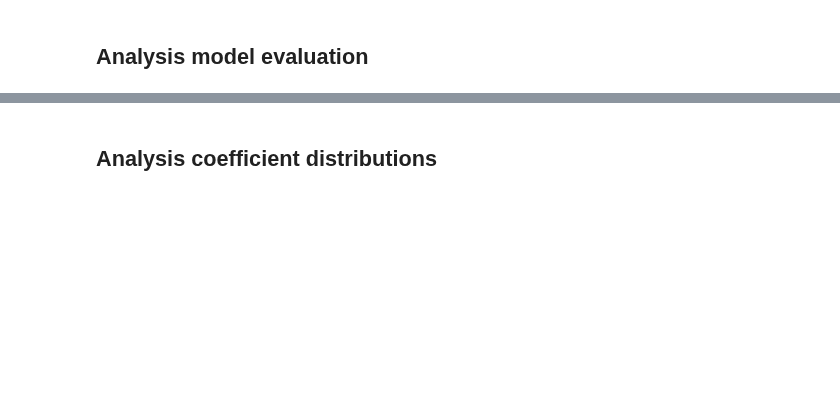
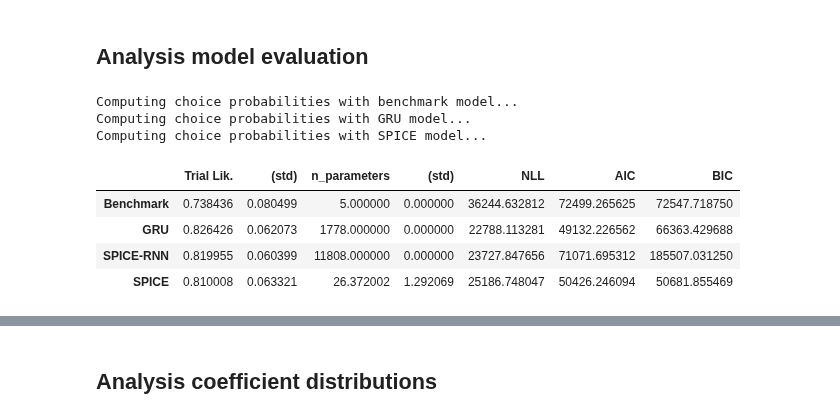
Before and after one commit to whyhardt/SPICE, a Jupyter notebook: weinhardt2026/studies/bustamante2023/bustamante2023.ipynb, the cells around one changed output, grey strips where cells are left out. Cells and saved outputs as stored; diff of their text form; code cells hidden in the pictures; blank space fills up the shorter version.

```diff
--- a/weinhardt2026/studies/bustamante2023/bustamante2023.ipynb
+++ b/weinhardt2026/studies/bustamante2023/bustamante2023.ipynb
@@ -320,7 +73,8 @@ estimator = SpiceEstimator(
         save_path_spice=path_spice,
     )
 # %%
-estimator.fit(dataset_train.xs, dataset_train.ys, dataset_train.xs, dataset_train.ys)
+if train_spice:
+    estimator.fit(dataset_train.xs, dataset_train.ys, dataset_train.xs, dataset_train.ys)
 # %%
 estimator.load_spice(path_spice)
 # %%
@@ -336,7 +98,7 @@ estimator.print_spice_model(participant_id=0)
 # 2. two sets of params for low and high effort
 
 mvt = MarginalValueTheoremModel(
-    n_participants=n_participants,
+    n_participants=dataset_train.n_participants,
     depletion=None,  # if None: learn value; else: fix to given value;
     baseline_gain=None,  # if None: learn value; else: fix to given value;
     batch_first=True,
@@ -364,21 +129,22 @@ mvt.load_state_dict(torch.load(path_mvt, map_location='cpu'))
 # %%
 from weinhardt2026.utils.benchmarking_gru import GRUModel
 
-gru = GRUModel(n_actions)
+gru = GRUModel(dataset_train.n_actions)
 
-path_gru = 'params/gru_bustamante2023.pkl'
+path_gru = path_spice.replace('spice_', 'gru_')
 # %%
-epochs = 1000
-optimizer = torch.optim.Adam(gru.parameters(), lr=0.01)
+if train_gru:
+    epochs = 1000
+    optimizer = torch.optim.Adam(gru.parameters(), lr=0.01)
 
-gru = training(
-    model=gru,
-    optimizer=optimizer,
-    dataset_train=dataset_train,
-    dataset_test=dataset_test,
-    epochs=epochs,
-    ).to(torch.device('cpu'))
+    gru = training(
+        model=gru,
+        optimizer=optimizer,
+        dataset_train=dataset_train,
+        dataset_test=dataset_test,
+        epochs=epochs,
+        ).to(torch.device('cpu'))
 
-torch.save(gru.state_dict(), path_gru)
+    torch.save(gru.state_dict(), path_gru)
 # %%
 gru.load_state_dict(torch.load(path_gru, map_location='cpu'))
@@ -446,5 +230,21 @@ print(mvt.depletion)
 # %% [markdown]
 ## Analysis model evaluation
+# %%
+analysis_model_evaluation(
+    dataset=dataset_train,
+    spice_model=estimator,
+    benchmark_model=mvt.to(torch.device('cpu')),
+    gru_model=gru.to(torch.device('cpu')),
+)
+# %% [output]
+Computing choice probabilities with benchmark model...
+Computing choice probabilities with GRU model...
+Computing choice probabilities with SPICE model...
+|  | Trial Lik. | (std) | n_parameters | (std) | NLL | AIC | BIC |
+| Benchmark | 0.738436 | 0.080499 | 5.000000 | 0.000000 | 36244.632812 | 72499.265625 | 72547.718750 |
+| GRU | 0.826426 | 0.062073 | 1778.000000 | 0.000000 | 22788.113281 | 49132.226562 | 66363.429688 |
+| SPICE-RNN | 0.819955 | 0.060399 | 11808.000000 | 0.000000 | 23727.847656 | 71071.695312 | 185507.031250 |
+| SPICE | 0.810008 | 0.063321 | 26.372002 | 1.292069 | 25186.748047 | 50426.246094 | 50681.855469 |
 # %%
 analysis_model_evaluation(
     dataset=dataset_test,
```
Also changed, not shown: parts of 22 cells of this notebook, 19 other files.
